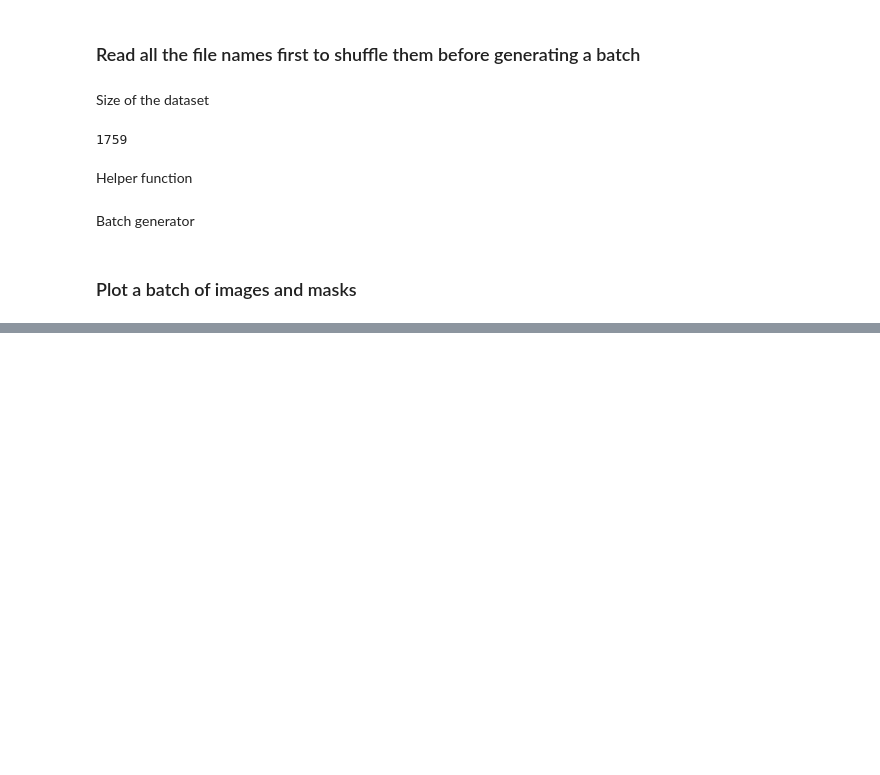
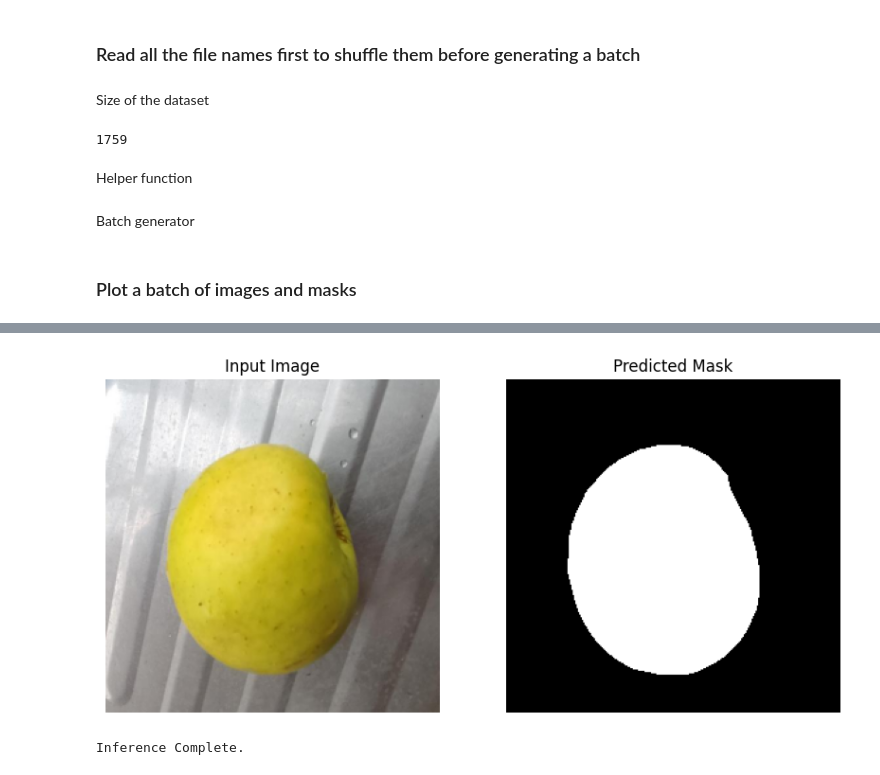
Before and after one commit to Omar-Elhakim/Food-Fruit-Recognition, a Jupyter notebook: TrainingNotebooks/Fruit-binary-segmentation-model.ipynb, the cells around one changed output, grey strips where cells are left out. Drawn from its saved outputs; the diff is of its cells as text; code cells hidden in the pictures; blank space fills up the shorter version.

```diff
--- a/TrainingNotebooks/Fruit-binary-segmentation-model.ipynb
+++ b/TrainingNotebooks/Fruit-binary-segmentation-model.ipynb
@@ -210,0 +244,77 @@ Epoch 34/50 - Loss: 0.7653
+# %%
+import torch
+import segmentation_models_pytorch as smp
+import cv2
+import numpy as np
+import matplotlib.pyplot as plt
+
+# --- CONFIGURATION ---
+MODEL_PATH = '/content/my_binary_unet.pth'
+IMAGE_PATH = '/content/55.jpg'
+ENCODER = 'resnet34'
+DEVICE = 'cuda' if torch.cuda.is_available() else 'cpu'
+
+def load_model():
+    model = smp.Unet(
+        encoder_name=ENCODER,
+        encoder_weights=None,
+        in_channels=3,
+        classes=1
+    )
+    model.load_state_dict(torch.load(MODEL_PATH, map_location=DEVICE))
+
+    model.to(DEVICE)
+    model.eval()
+
+    return model
+
+def preprocess_image(img_path):
+    img = cv2.imread(img_path)
+    img = cv2.cvtColor(img, cv2.COLOR_BGR2RGB)
+
+    img = cv2.resize(img, (256, 256))
+
+    img_norm = img.astype('float32') / 255.0
+
+    img_transposed = np.moveaxis(img_norm, -1, 0)
+
+    img_tensor = torch.from_numpy(img_transposed).unsqueeze(0).float()
+
+    return img, img_tensor.to(DEVICE)
+
+def predict(img_path):
+    _,img_tensor=preprocess_image(img_path)
+    model = load_model()
+
+    with torch.no_grad():
+        logits = model(img_tensor)
+
+        pr_masks = logits.sigmoid()
+        pred_mask = (pr_masks > 0.5).float()
+
+        result = pred_mask.squeeze().cpu().numpy()
+
+    return result
+
+if __name__ == "__main__":
+    original_img, _ = preprocess_image(IMAGE_PATH)
+
+    mask = predict(IMAGE_PATH)
+
+    plt.figure(figsize=(10, 5))
+
+    plt.subplot(1, 2, 1)
+    plt.title("Input Image")
+    plt.imshow(original_img)
+    plt.axis('off')
+
+    plt.subplot(1, 2, 2)
+    plt.title("Predicted Mask")
+    plt.imshow(mask, cmap='gray')
+    plt.axis('off')
+
+    plt.show()
+    print("Inference Complete.")
+# %% [output]
+[figure, added]
+Inference Complete.
```
Also changed, not shown: parts of 7 cells of this notebook, 1 other file.
